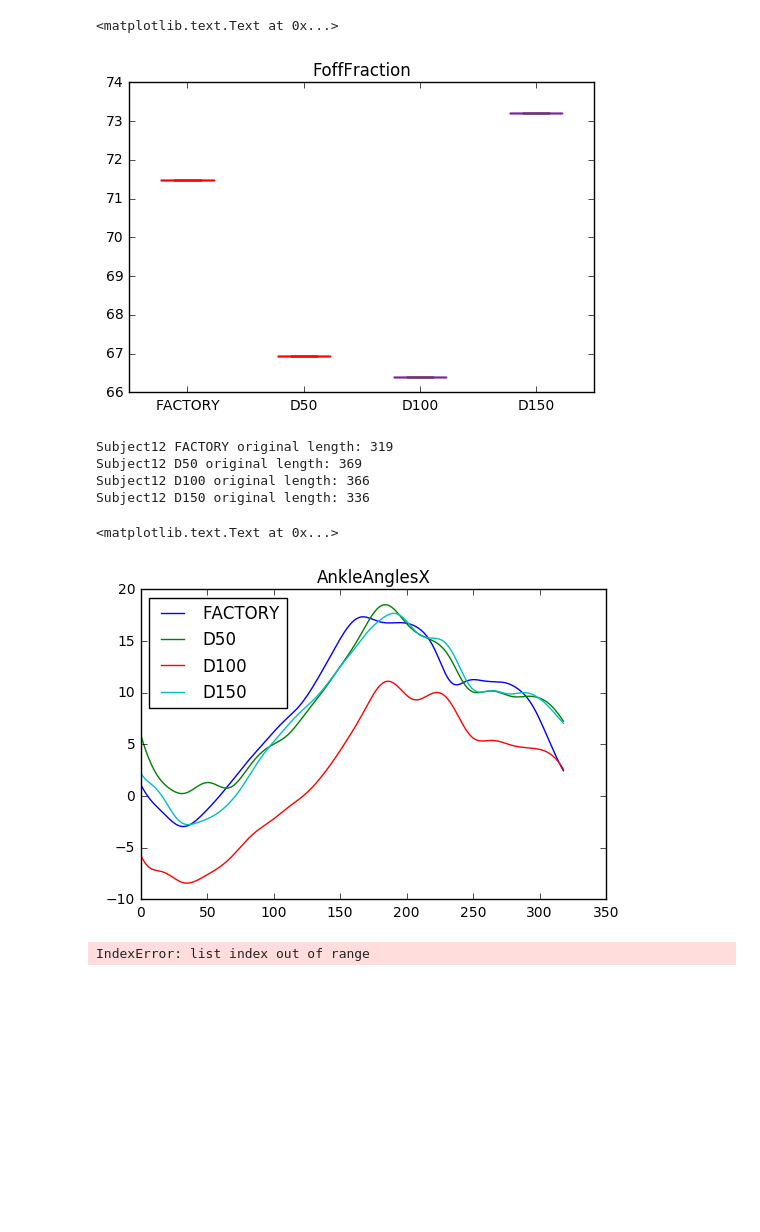
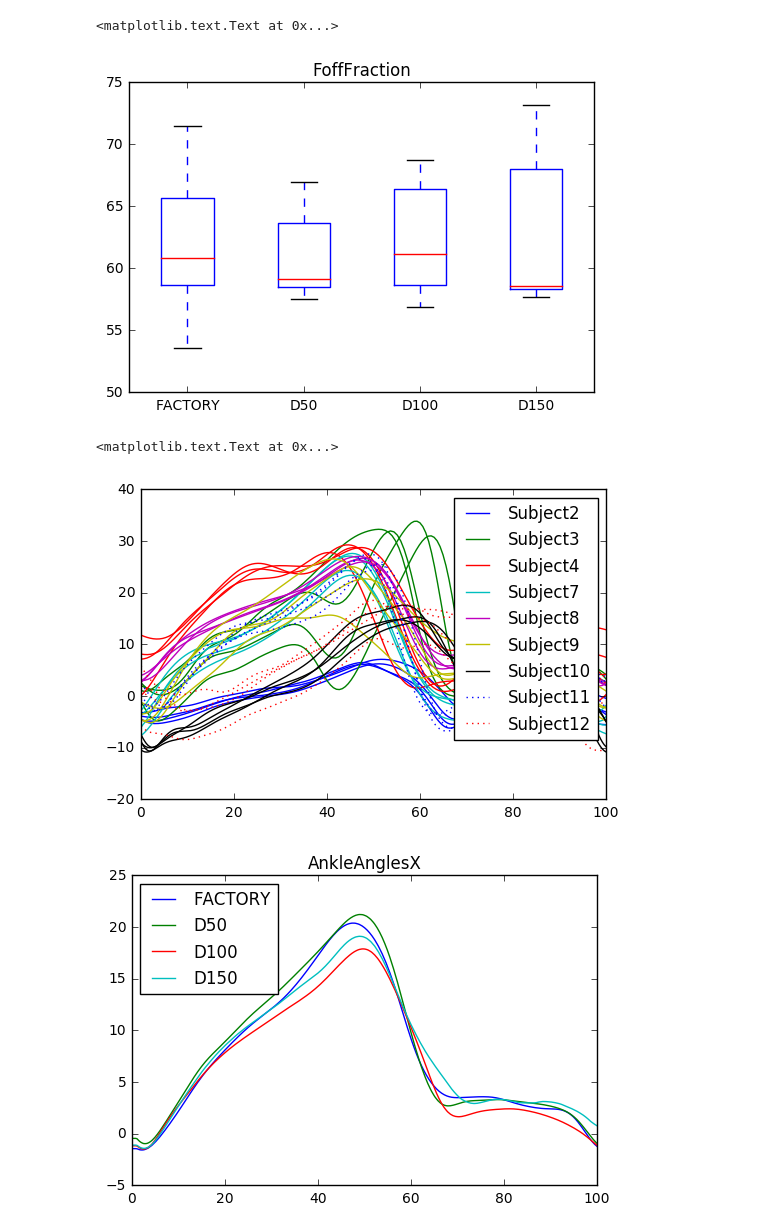
Before and after one commit to simonserenity/nexus-kinematics, a Jupyter notebook: Boxplot.ipynb, the cells around one changed output. Cells and saved outputs as stored; diff of their text form; code cells hidden in the pictures; blank space fills up the shorter version.

```diff
--- a/Boxplot.ipynb
+++ b/Boxplot.ipynb
@@ -1,6 +1,6 @@
 # %%
 trials = ['FACTORY','D50','D100','D150']
-subjectslist = ['Subject12']
+subjectslist = ['Subject1', 'Subject2', 'Subject3', 'Subject4', 'Subject6l', 'Subject6r', 'Subject7', 'Subject8', 'Subject9', 'Subject10', 'Subject11', 'Subject12']
 number_param = 'FoffFraction'
 vector_param = 'AnkleAnglesX'
 
@@ -83,54 +90,61 @@ box = plt.boxplot(data, labels=trials)
 plt.title(analysis)
 # %% [output]
 <matplotlib.text.Text at 0x...>
-[figure, old version]
+[figure, new version]
 # %%
 vector = vector_param
 # make list of lists: lists 1->len(subjectslist) for trial 1, next set for trial 2, etc.
 array = [[] for _ in range(len(subjectslist)*len(trials))]
+colours = ['b','g','r','c','m','y','k','b:','r:','y:']
+fig1 = plt.figure()
 for subjectnum in range(len(subjectslist)):
     subject = subjectslist[subjectnum]
     fesside = subjects[subject][trials[0]]['AffectedSide'][0]
     for trialnum in range(len(trials)):
         trial = trials[trialnum]
         array[subjectnum+(trialnum*len(subjectslist))] = subjects[subject][trial][fesside+vector]
-        print('%s %s original length: %s' %(subject,trial,len(array[subjectnum+(trialnum*len(subjectslist))])))
+        #print('%s %s original length: %s' %(subject,trial,len(array[subjectnum+(trialnum*len(subjectslist))])))
 
-# make all lists same length
-# FUCK THIS USE THAT http://stackoverflow.com/questions/31003155/plotting-two-different-arrays-of-different-lengths
-shortest = len(min(array,key=len))
-for n in range(len(array)):
-    line = array[n]
-    extra = int(shortest/len(line))
-    if extra >1:
-        del line[::extra]
-    array[n] = line[:shortest]
+        plt.plot(np.linspace(0,100,len(subjects[subject][trial][fesside+vector])), subjects[subject][trial][fesside+vector], colours[subjectnum], label=subject)
+# Reduce legend to only show one label per subject http://stackoverflow.com/questions/26337493/pyplot-combine-multiple-line-labels-in-legend
+handles, labels = plt.gca().get_legend_handles_labels()
+i =1
+while i<len(labels):
+    if labels[i] in labels[:i]:
+        del(labels[i])
+        del(handles[i])
+    else:
+        i +=1
+
+plt.legend(handles, labels)
+
+# Interpolate
+longx = np.linspace(0,100,len(max(array,key=len)))
+for rownum in range(len(array)):
+    row = array[rownum]
+    array[rownum] = np.interp(longx, np.linspace(1,100,len(row)), row)
 
 # average subjects in each trial
 avg_per_trial = [[] for _ in range(len(trials))]
 for trialnum in range(len(trials)):
     trial = trials[trialnum]
     for n in range(len(array[0])):
         trialpoint = [array[x+trialnum*len(subjectslist)][n] for x in range(len(subjectslist))]
         avg_per_trial[trialnum].append(sum(trialpoint)/len(trialpoint))
 
+# Prepare X-axis
+# stackoverflow.com/questions/31003155/plotting-two-different-arrays-of-different-lengths
+xaxis = avg_per_trial.copy()
+for n in range(len(xaxis)):
+    xaxis[n] = np.linspace(0, 100, len(avg_per_trial[n]))
+
 # plot it
+fig2 = plt.figure()
 for trialnum in range(len(trials)):
-    plt.plot(avg_per_trial[trialnum], label=trials[trialnum])
+    plt.plot(xaxis[trialnum], avg_per_trial[trialnum], label=trials[trialnum])
 plt.legend(loc=2)
 plt.title(vector)
 # %% [output]
-Subject12 FACTORY original length: 319
-Subject12 D50 original length: 369
-Subject12 D100 original length: 366
-Subject12 D150 original length: 336
+<matplotlib.text.Text at 0x...>
-<matplotlib.text.Text at 0x...>
-[figure, old version]
+[figure, new version]
+[figure, added]
-# %%
-trial = 2 * 4
-for num in range(trial,trial+len(subjectslist)):
-    plt.plot(array[num], label=subjectslist[num-trial])
-plt.legend(loc=0)
-plt.title(vector)
-# %% [output]
-IndexError: list index out of range
```
Also changed, not shown: parts of 2 cells of this notebook.
